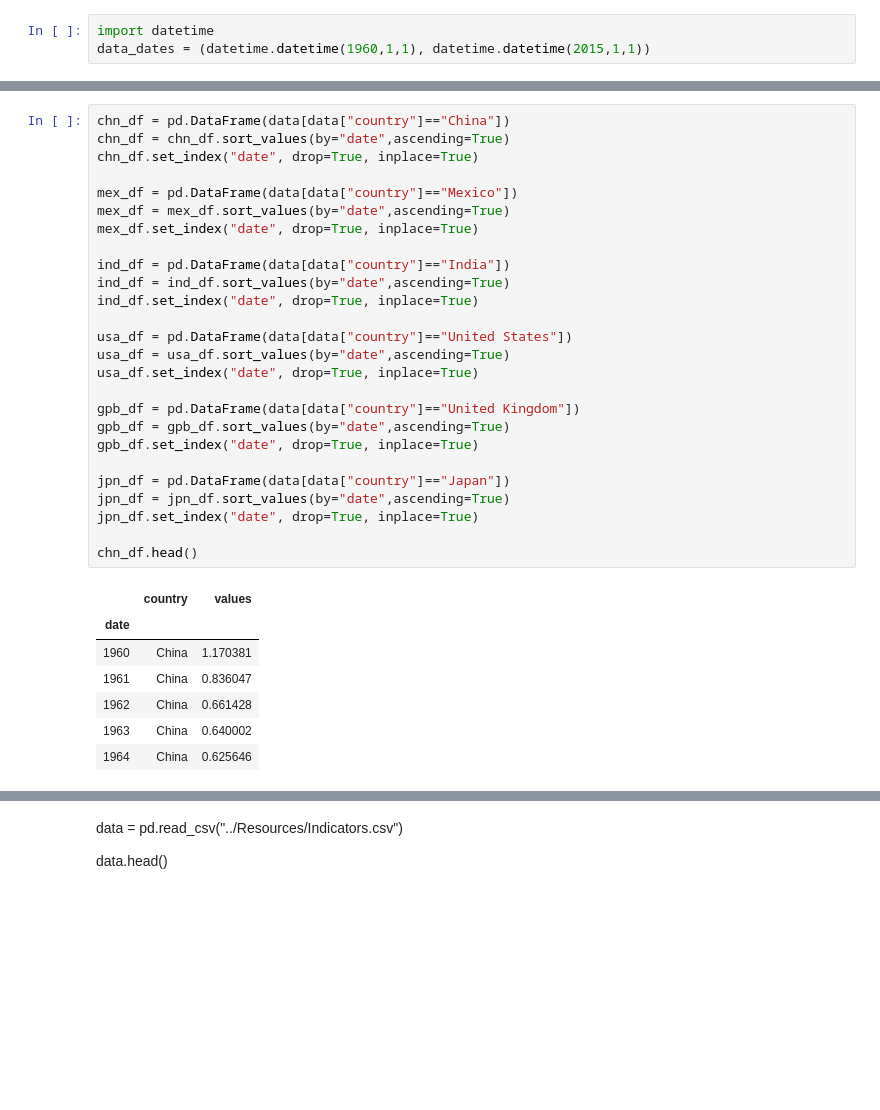
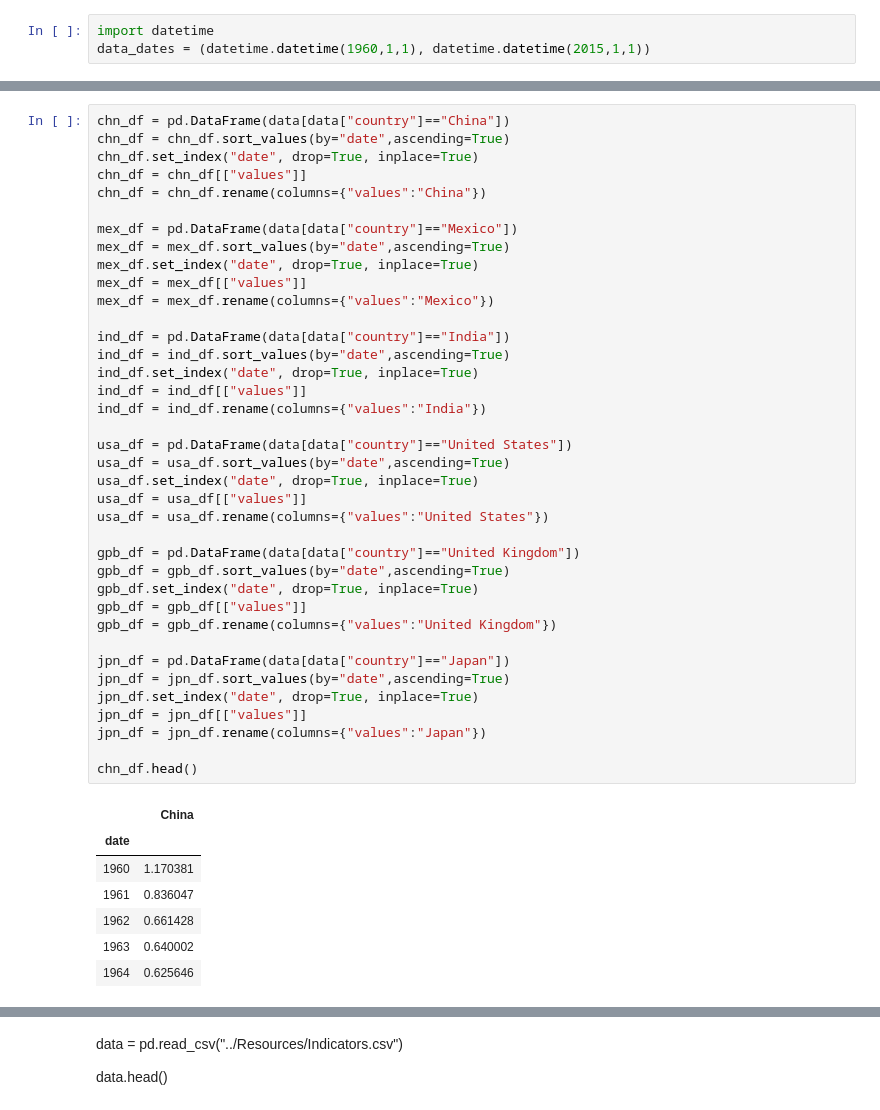
Before and after one commit to robertcox324/5horsemenoftheapocalypse, a Jupyter notebook: gdp_co2_correlation.ipynb, the cells around one changed output, grey strips where cells are left out. Drawn from its saved outputs; the diff is of its cells as text; blank space fills up the shorter version.

```diff
--- a/gdp_co2_correlation.ipynb
+++ b/gdp_co2_correlation.ipynb
@@ -95,34 +94,46 @@ data.head()
 # %%
 chn_df = pd.DataFrame(data[data["country"]=="China"])
 chn_df = chn_df.sort_values(by="date",ascending=True)
 chn_df.set_index("date", drop=True, inplace=True)
+chn_df = chn_df[["values"]]
+chn_df = chn_df.rename(columns={"values":"China"})
 
 mex_df = pd.DataFrame(data[data["country"]=="Mexico"])
 mex_df = mex_df.sort_values(by="date",ascending=True)
 mex_df.set_index("date", drop=True, inplace=True)
+mex_df = mex_df[["values"]]
+mex_df = mex_df.rename(columns={"values":"Mexico"})
 
 ind_df = pd.DataFrame(data[data["country"]=="India"])
 ind_df = ind_df.sort_values(by="date",ascending=True)
 ind_df.set_index("date", drop=True, inplace=True)
+ind_df = ind_df[["values"]]
+ind_df = ind_df.rename(columns={"values":"India"})
 
 usa_df = pd.DataFrame(data[data["country"]=="United States"])
 usa_df = usa_df.sort_values(by="date",ascending=True)
 usa_df.set_index("date", drop=True, inplace=True)
+usa_df = usa_df[["values"]]
+usa_df = usa_df.rename(columns={"values":"United States"})
 
 gpb_df = pd.DataFrame(data[data["country"]=="United Kingdom"])
 gpb_df = gpb_df.sort_values(by="date",ascending=True)
 gpb_df.set_index("date", drop=True, inplace=True)
+gpb_df = gpb_df[["values"]]
+gpb_df = gpb_df.rename(columns={"values":"United Kingdom"})
 
 jpn_df = pd.DataFrame(data[data["country"]=="Japan"])
 jpn_df = jpn_df.sort_values(by="date",ascending=True)
 jpn_df.set_index("date", drop=True, inplace=True)
+jpn_df = jpn_df[["values"]]
+jpn_df = jpn_df.rename(columns={"values":"Japan"})
 
 chn_df.head()
 # %% [output]
-|  | country | values |
-| date |  |  |
-| 1960 | China | 1.170381 |
-| 1961 | China | 0.836047 |
-| 1962 | China | 0.661428 |
-| 1963 | China | 0.640002 |
-| 1964 | China | 0.625646 |
+|  | China |
+| date |  |
+| 1960 | 1.170381 |
+| 1961 | 0.836047 |
+| 1962 | 0.661428 |
+| 1963 | 0.640002 |
+| 1964 | 0.625646 |
```
Also changed, not shown: parts of 4 cells of this notebook.
